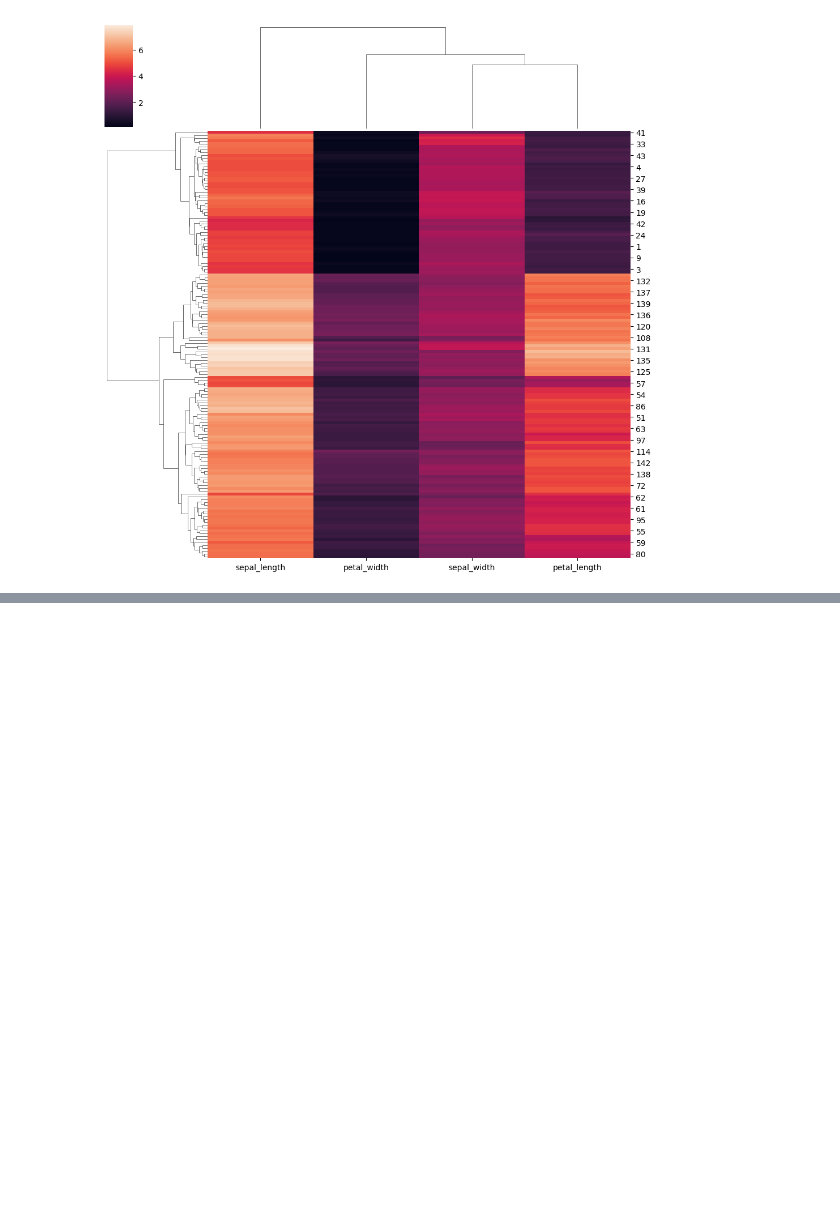
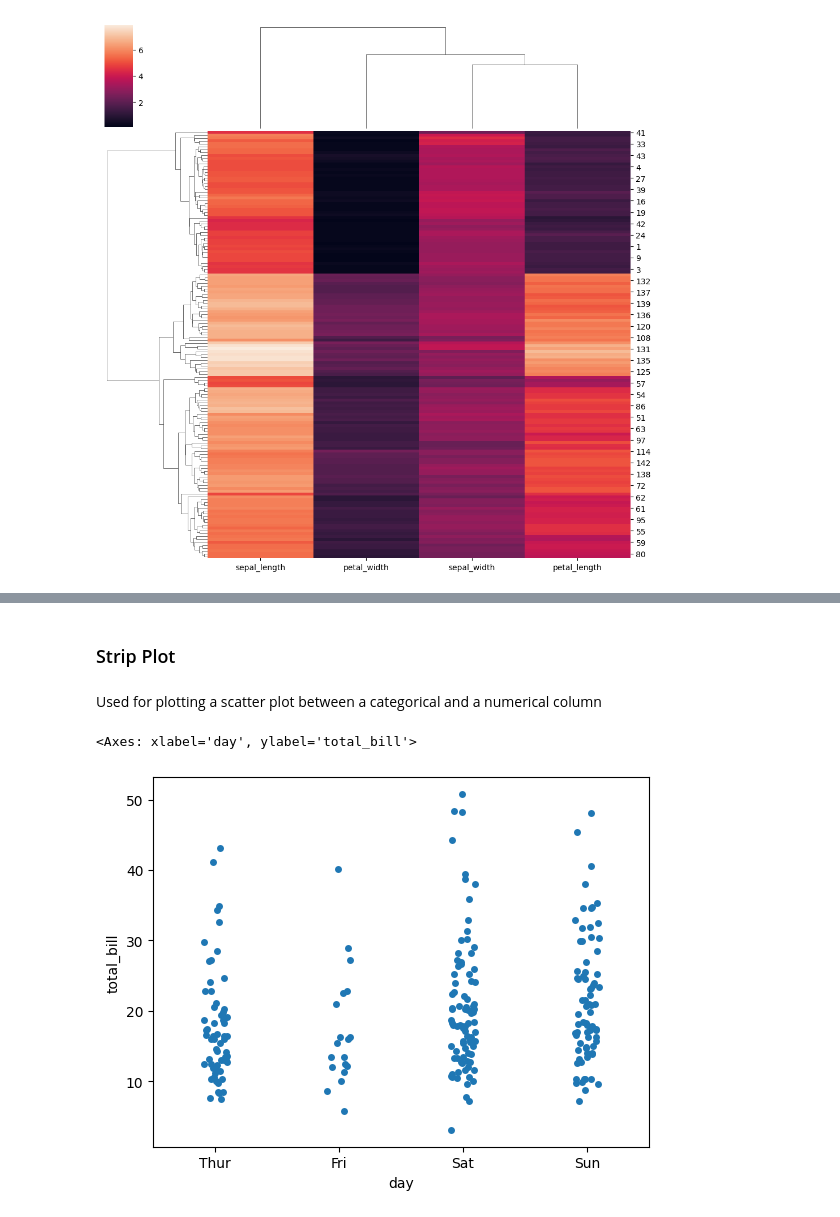
Before and after one commit to SajalK326/Python-Libraries-Fundamentals, a Jupyter notebook: Seaborn_tutorial/seaborn_tutorial.ipynb, the cells around one changed output, grey strips where cells are left out. Drawn from its saved outputs; the diff is of its cells as text; code cells hidden in the pictures; blank space fills up the shorter version.

```diff
--- a/Seaborn_tutorial/seaborn_tutorial.ipynb
+++ b/Seaborn_tutorial/seaborn_tutorial.ipynb
@@ -374,0 +394,15 @@ sns.clustermap(iris.iloc[:, [0,1,2,3]])
+# %% [markdown]
+<h3> Strip Plot </h3>
+# %% [markdown]
+Used for plotting a scatter plot between a categorical and a numerical column
+# %%
+# Axes level function
+sns.stripplot(data=tips, x='day', y='total_bill')
+
+# jitter parameter -> (boolean/float) It is used to add/remove extra noise, which is added by default by seaborn internally to make the plot more readable.
+# All the points in a particular day should have been in a straight line, but this noise helps to make the graph more readable.
+
+# hue parameter -> used to differentiate the data using colours
+# %% [output]
+<Axes: xlabel='day', ylabel='total_bill'>
+[figure, added]
```
Also changed, not shown: parts of 14 cells of this notebook.
